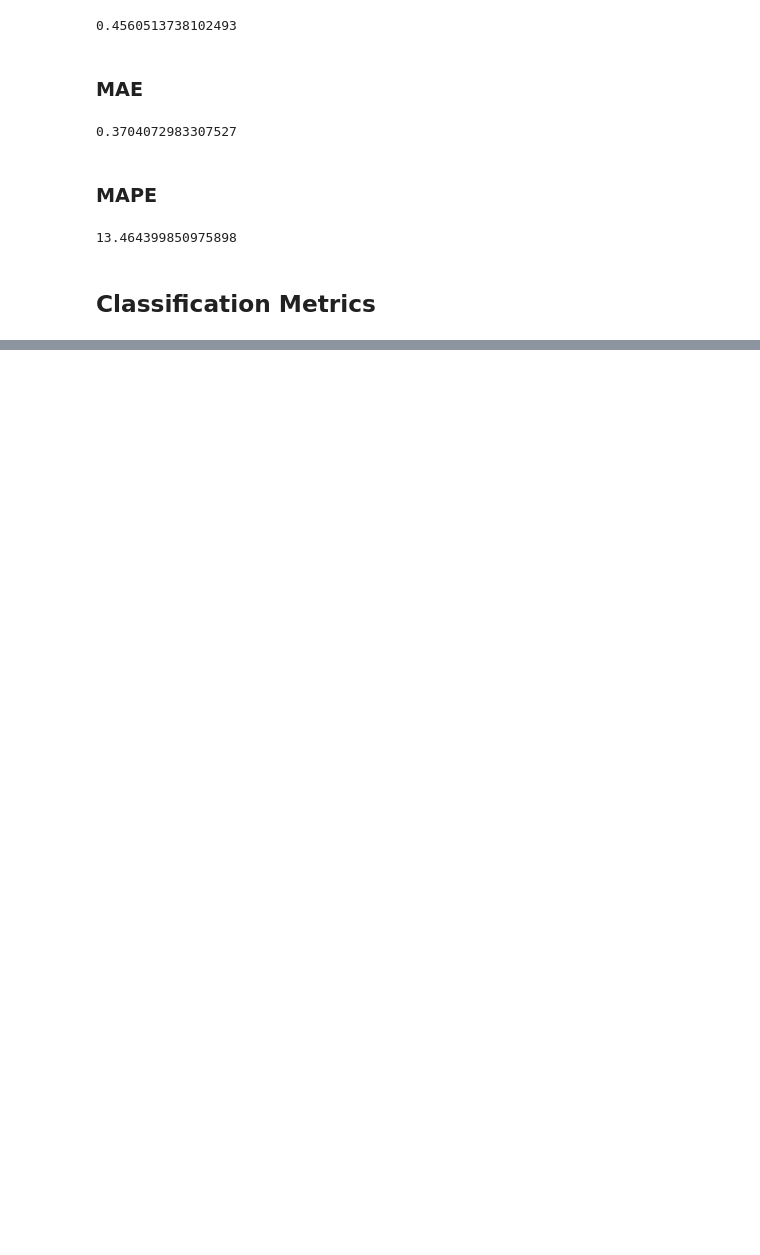
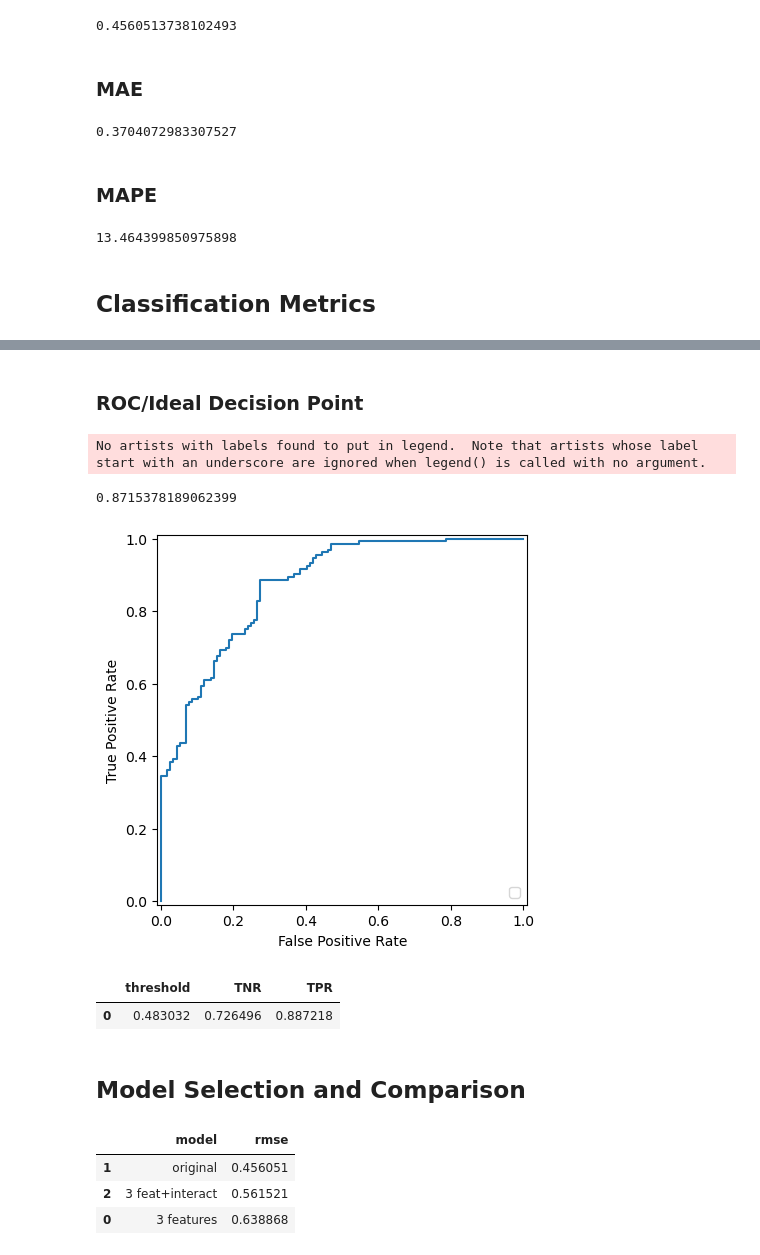
Before and after one commit to m-clark/book-of-models, a Jupyter notebook: python_chapter_notebooks/03_knowing_your_models.ipynb, the cells around one changed output, grey strips where cells are left out. Cells and saved outputs as stored; diff of their text form; code cells hidden in the pictures; blank space fills up the shorter version.

```diff
--- a/python_chapter_notebooks/03_knowing_your_models.ipynb
+++ b/python_chapter_notebooks/03_knowing_your_models.ipynb
@@ -82,3 +84,14 @@ mean_absolute_percentage_error(df_test.rating, predictions) * 100
 13.464399850975898
 # %% [markdown]
 ## Classification Metrics
+# %%
+model =  'rating_good ~ ' + " + ".join(features)
+
+model_class_train = smf.glm(
+    formula = model,
+    data = df_train,
+    family = sm.families.Binomial()
+).fit()
+
+
+model_class_train.summary()
@@ -84,0 +124,6 @@ mean_absolute_percentage_error(df_test.rating, predictions) * 100
+# %%
+predicted_prob = model_class_train.predict(df_test)
+
+predicted_class = np.where(predicted_prob >= .5, 1, 0)
+
+predicted_class = pd.Series(predicted_class)
@@ -84,0 +176,28 @@ mean_absolute_percentage_error(df_test.rating, predictions) * 100
+# %% [markdown]
+### ROC/Ideal Decision Point
+# %%
+fpr, tpr, thresholds = roc_curve(
+    df_test.rating_good,
+    predicted_prob
+)
+
+RocCurveDisplay(fpr=fpr, tpr=tpr).plot()
+
+auc(fpr, tpr)
+# %% [output]
+No artists with labels found to put in legend.  Note that artists whose label start with an underscore are ignored when legend() is called with no argument.
+0.8715378189062399
+[figure, added]
+# %%
+cut = thresholds[np.argmax(tpr - fpr)]
+
+pd.DataFrame({
+    'threshold': [cut],
+    'TNR': [1 - fpr[np.argmax(tpr - fpr)]],
+    'TPR': [tpr[np.argmax(tpr - fpr)]]
+})
+# %% [output]
+|  | threshold | TNR | TPR |
+| 0 | 0.483032 | 0.726496 | 0.887218 |
+# %% [markdown]
+## Model Selection and Comparison
@@ -84,0 +233,20 @@ mean_absolute_percentage_error(df_test.rating, predictions) * 100
+# %%
+
+# get the predictions, calculate RMSE
+result = pd.DataFrame({
+    'model': ["3 features", "original", "3 feat+interact"],
+    'rmse': [
+        root_mean_squared_error(
+            df_test.rating,
+            model.predict(df_test[features])
+        )
+        for model in models
+    ]
+})
+
+result.sort_values('rmse')
+# %% [output]
+|  | model | rmse |
+| 1 | original | 0.456051 |
+| 2 | 3 feat+interact | 0.561521 |
+| 0 | 3 features | 0.638868 |
```
Also changed, not shown: parts of 24 cells of this notebook, 3 other files.
